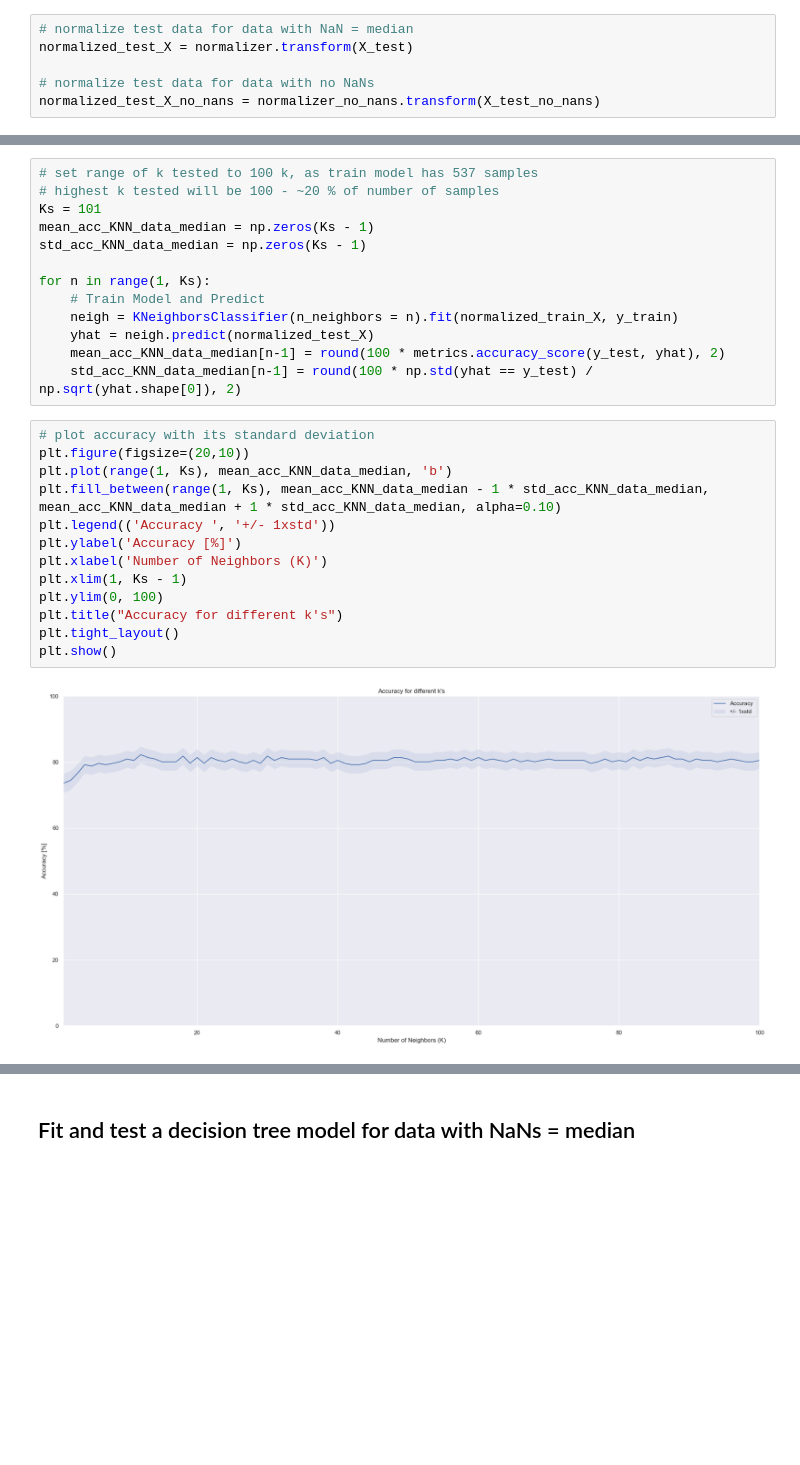
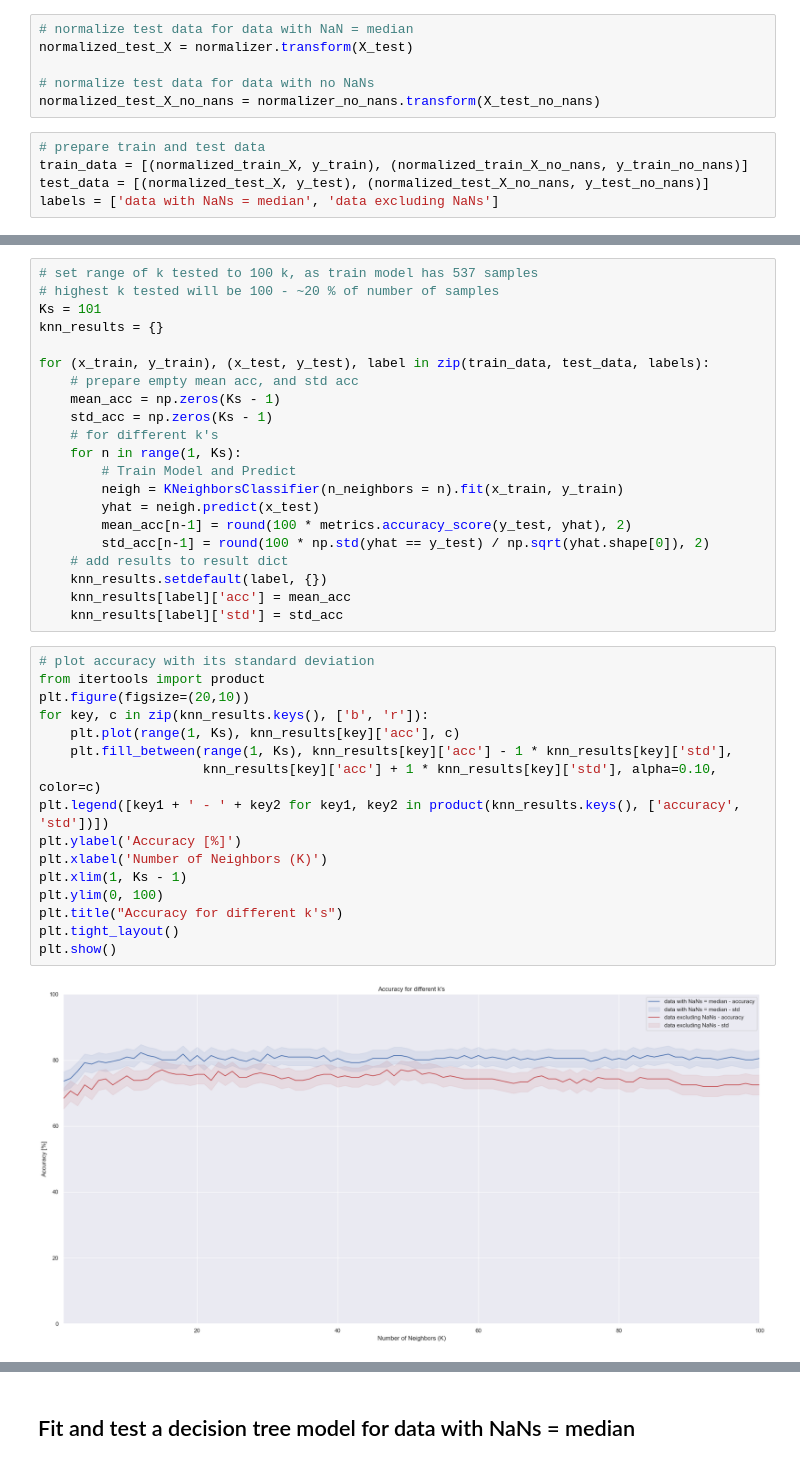
Before and after one commit to katarzynaadamczyk/data_analysis, a Jupyter notebook: diabetes/diabetes_3.ipynb, the cells around one changed output, grey strips where cells are left out. Drawn from its saved outputs; the diff is of its cells as text; blank space fills up the shorter version.

```diff
--- a/diabetes/diabetes_3.ipynb
+++ b/diabetes/diabetes_3.ipynb
@@ -413,4 +413,9 @@ normalized_test_X = normalizer.transform(X_test)
 
 # normalize test data for data with no NaNs
 normalized_test_X_no_nans = normalizer_no_nans.transform(X_test_no_nans)
+# %%
+# prepare train and test data
+train_data = [(normalized_train_X, y_train), (normalized_train_X_no_nans, y_train_no_nans)]
+test_data = [(normalized_test_X, y_test), (normalized_test_X_no_nans, y_test_no_nans)]
+labels = ['data with NaNs = median', 'data excluding NaNs']
 # %% [markdown]
@@ -419,28 +424,39 @@ normalized_test_X_no_nans = normalizer_no_nans.transform(X_test_no_nans)
 # set range of k tested to 100 k, as train model has 537 samples
 # highest k tested will be 100 - ~20 % of number of samples
 Ks = 101
-mean_acc_KNN_data_median = np.zeros(Ks - 1)
-std_acc_KNN_data_median = np.zeros(Ks - 1)
+knn_results = {}
 
-for n in range(1, Ks):
-    # Train Model and Predict
-    neigh = KNeighborsClassifier(n_neighbors = n).fit(normalized_train_X, y_train)
-    yhat = neigh.predict(normalized_test_X)
-    mean_acc_KNN_data_median[n-1] = round(100 * metrics.accuracy_score(y_test, yhat), 2)
-    std_acc_KNN_data_median[n-1] = round(100 * np.std(yhat == y_test) / np.sqrt(yhat.shape[0]), 2)
+for (x_train, y_train), (x_test, y_test), label in zip(train_data, test_data, labels):
+    # prepare empty mean acc, and std acc
+    mean_acc = np.zeros(Ks - 1)
+    std_acc = np.zeros(Ks - 1)
+    # for different k's
+    for n in range(1, Ks):
+        # Train Model and Predict
+        neigh = KNeighborsClassifier(n_neighbors = n).fit(x_train, y_train)
+        yhat = neigh.predict(x_test)
+        mean_acc[n-1] = round(100 * metrics.accuracy_score(y_test, yhat), 2)
+        std_acc[n-1] = round(100 * np.std(yhat == y_test) / np.sqrt(yhat.shape[0]), 2)
+    # add results to result dict
+    knn_results.setdefault(label, {})
+    knn_results[label]['acc'] = mean_acc
+    knn_results[label]['std'] = std_acc
 # %%
 # plot accuracy with its standard deviation
+from itertools import product
 plt.figure(figsize=(20,10))
-plt.plot(range(1, Ks), mean_acc_KNN_data_median, 'b')
-plt.fill_between(range(1, Ks), mean_acc_KNN_data_median - 1 * std_acc_KNN_data_median, mean_acc_KNN_data_median + 1 * std_acc_KNN_data_median, alpha=0.10)
-plt.legend(('Accuracy ', '+/- 1xstd'))
+for key, c in zip(knn_results.keys(), ['b', 'r']):
+    plt.plot(range(1, Ks), knn_results[key]['acc'], c)
+    plt.fill_between(range(1, Ks), knn_results[key]['acc'] - 1 * knn_results[key]['std'],
+                     knn_results[key]['acc'] + 1 * knn_results[key]['std'], alpha=0.10, color=c)
+plt.legend([key1 + ' - ' + key2 for key1, key2 in product(knn_results.keys(), ['accuracy', 'std'])])
 plt.ylabel('Accuracy [%]')
 plt.xlabel('Number of Neighbors (K)')
 plt.xlim(1, Ks - 1)
 plt.ylim(0, 100)
 plt.title("Accuracy for different k's")
 plt.tight_layout()
 plt.show()
 # %% [output]
-[figure, old version]
+[figure, new version]
 # %%
```
Also changed, not shown: parts of 6 cells of this notebook.
